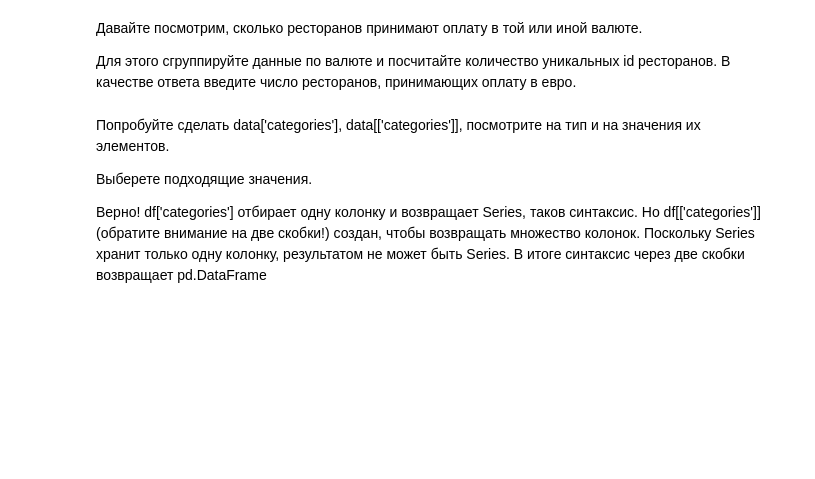
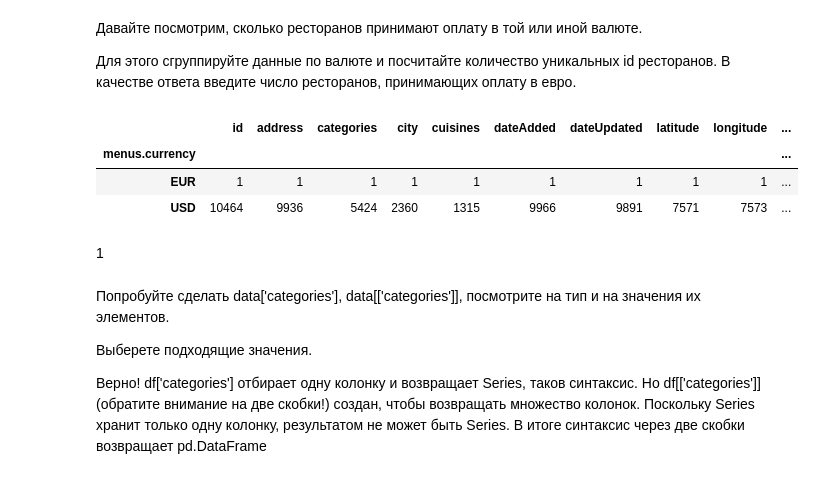
Before and after one commit to Tasiaka/karpov-jupyter, a Jupyter notebook: exercise/5-exe.ipynb, the cells around one changed output. Saved outputs shown, nothing was run; the diff lists cells and outputs as text; code cells hidden in the pictures; blank space fills up the shorter version.

```diff
--- a/exercise/5-exe.ipynb
+++ b/exercise/5-exe.ipynb
@@ -102,6 +111,18 @@ result
 Давайте посмотрим, сколько ресторанов принимают оплату в той или иной валюте.
 
 Для этого сгруппируйте данные по валюте и посчитайте количество уникальных id ресторанов. В качестве ответа введите число ресторанов, принимающих оплату в евро.
+# %%
+import numpy as np
+result = df.groupby("menus.currency").nunique()
+
+result
+# %% [output]
+|  | id | address | categories | city | cuisines | dateAdded | dateUpdated | latitude | longitude | ... |
+| menus.currency |  |  |  |  |  |  |  |  |  | ... |
+| EUR | 1 | 1 | 1 | 1 | 1 | 1 | 1 | 1 | 1 | ... |
+| USD | 10464 | 9936 | 5424 | 2360 | 1315 | 9966 | 9891 | 7571 | 7573 | ... |
+# %% [markdown]
+1
 # %% [markdown]
 Попробуйте сделать data['categories'], data[['categories']], посмотрите на тип и на значения их элементов.
 
```
Also changed, not shown: parts of 13 cells of this notebook, 5 other files.
